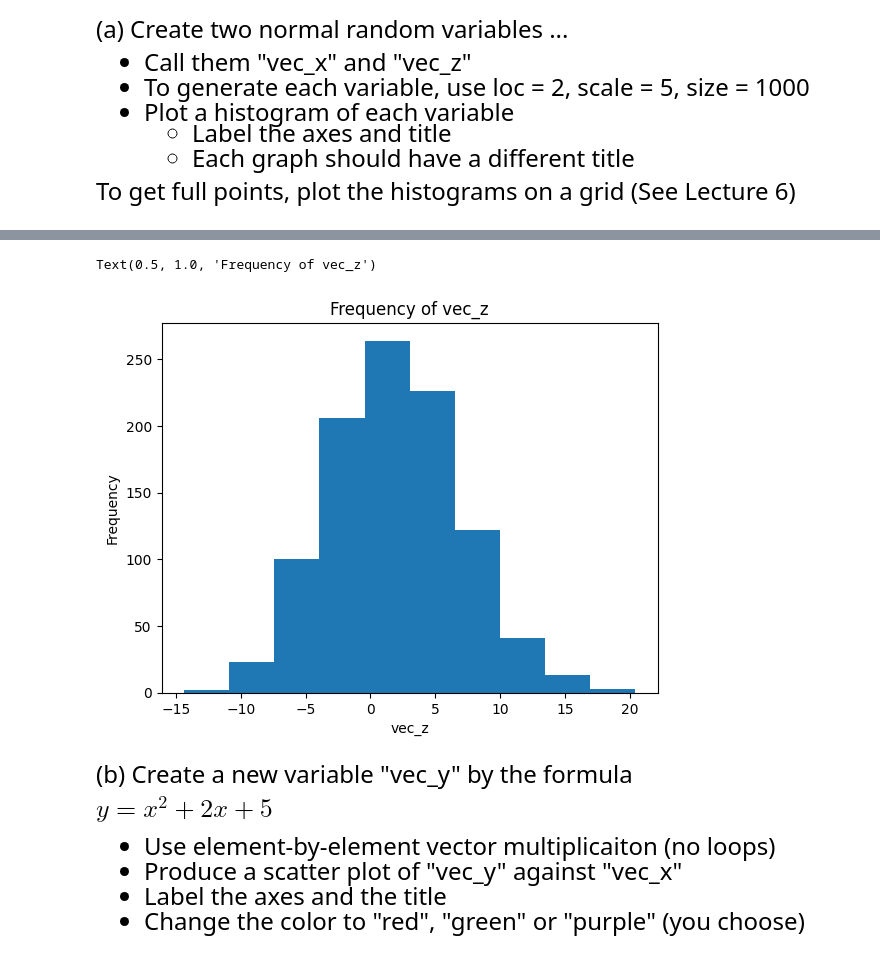
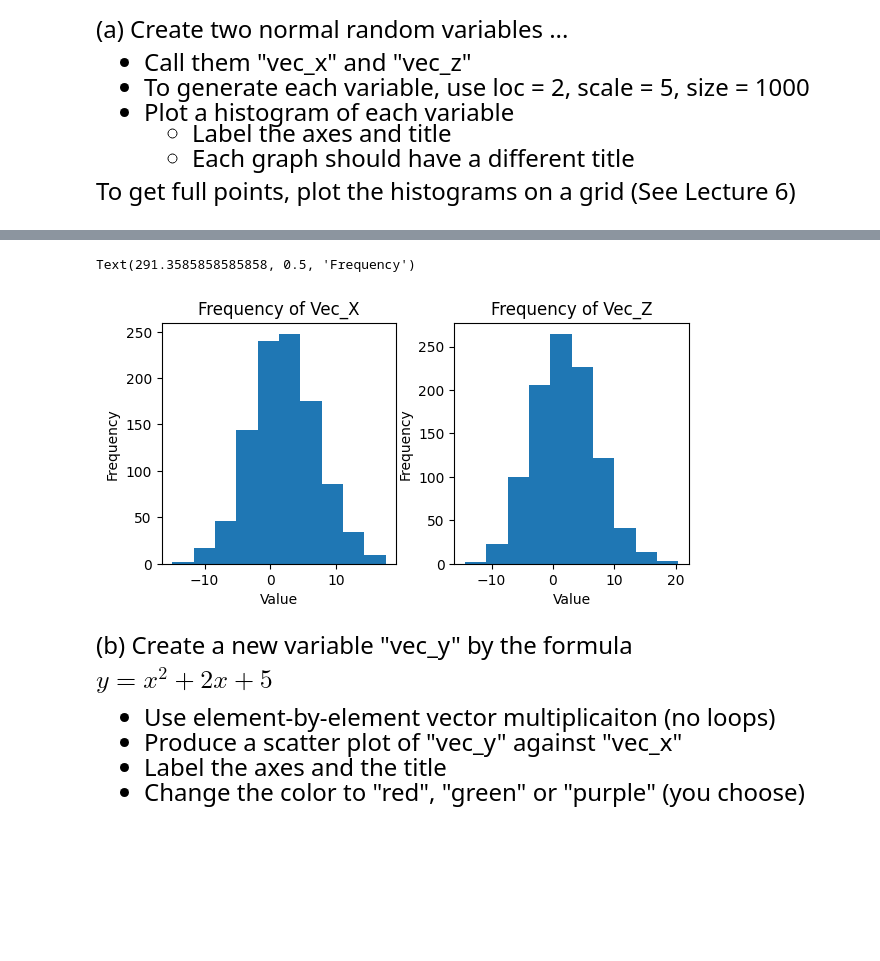
Before and after one commit to daniel-k-shi/emoryqtm151, a Jupyter notebook: Lecture 07/Lecture 7.ipynb, the cells around one changed output, grey strips where cells are left out. Cells and saved outputs as stored; diff of their text form; code cells hidden in the pictures; blank space fills up the shorter version.

```diff
--- a/Lecture 07/Lecture 7.ipynb
+++ b/Lecture 07/Lecture 7.ipynb
@@ -104,13 +94,28 @@ Text(0.5, 1.0, 'Frequency of vec_x')
-# %%
-np.random.seed(12423)
-vec_z = np.random.normal(loc=2, scale=5, size=1000)
-plt.hist(x = vec_z)
-plt.xlabel("vec_z")
-plt.ylabel("Frequency")
-plt.title ("Frequency of vec_z")
-# %% [output]
-Text(0.5, 1.0, 'Frequency of vec_z')
-[figure, removed]
+# %%
+np.random.seed(13214)
+vec_x = np.random.normal(loc=2, scale=5, size=1000)
+
+np.random.seed(12423)
+vec_z = np.random.normal(loc=2, scale=5, size=1000)
+
+fig, list_subfig = plt.subplots(1, 2,figsize = (6,3))
+
+plt.tight_layout()
+
+# First Figure
+list_subfig[0].hist(x = vec_x)
+list_subfig[0].set_title("Frequency of Vec_X")
+list_subfig[0].set_xlabel("Value")
+list_subfig[0].set_ylabel("Frequency")
+
+# Second Figure
+list_subfig[1].hist(x = vec_z)
+list_subfig[1].set_title("Frequency of Vec_Z")
+list_subfig[1].set_xlabel("Value")
+list_subfig[1].set_ylabel("Frequency")
+# %% [output]
+Text(291.3585858585858, 0.5, 'Frequency')
+[figure, added]
 # %% [markdown]
 <font size = "5">
 
```
Also changed, not shown: parts of 1 cell of this notebook.
